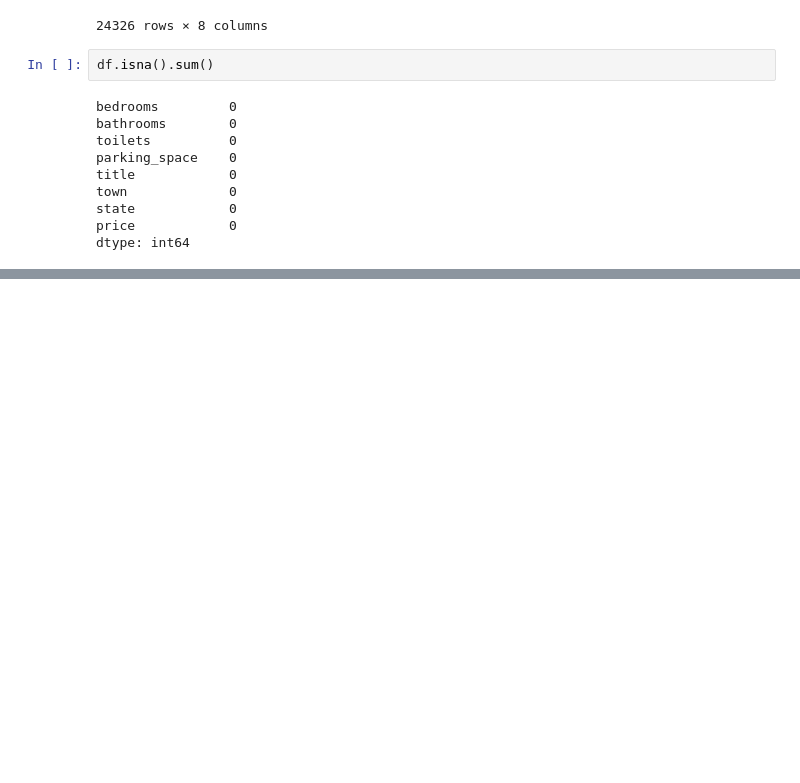
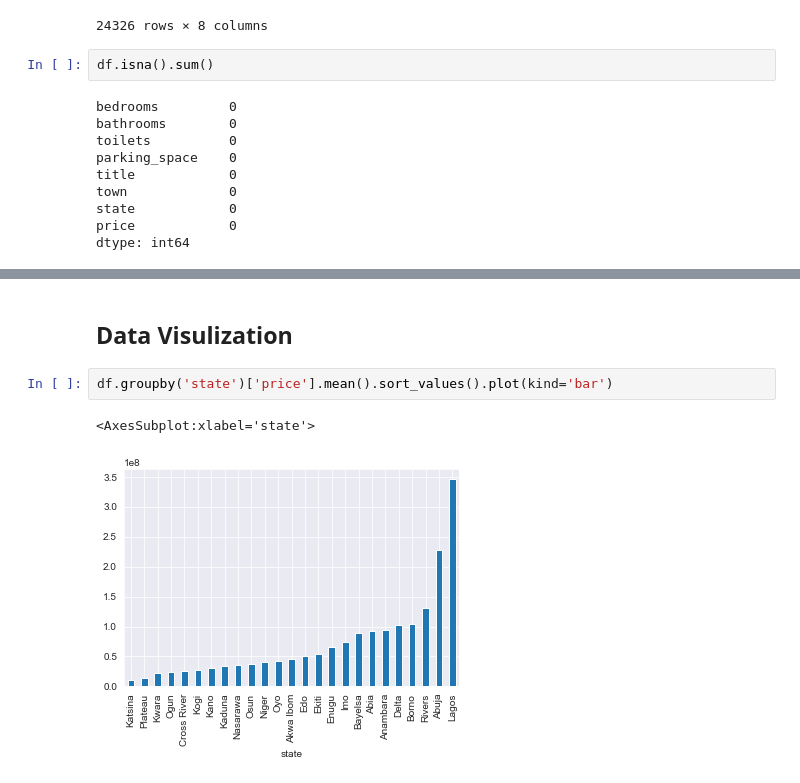
Before and after one commit to DOMINION-JOHN1/Nigeria_House_Price_Predictions, a Jupyter notebook: nigeria_house_price_prediction_RFR.ipynb, the cells around one changed output, grey strips where cells are left out. Drawn from its saved outputs; the diff is of its cells as text; blank space fills up the shorter version.

```diff
--- a/nigeria_house_price_prediction_RFR.ipynb
+++ b/nigeria_house_price_prediction_RFR.ipynb
@@ -35,0 +54,7 @@ dtype: int64
+# %% [markdown]
+## Data Visulization
+# %%
+df.groupby('state')['price'].mean().sort_values().plot(kind='bar')
+# %% [output]
+<AxesSubplot:xlabel='state'>
+[figure, added]
```
Also changed, not shown: parts of 13 cells of this notebook.
